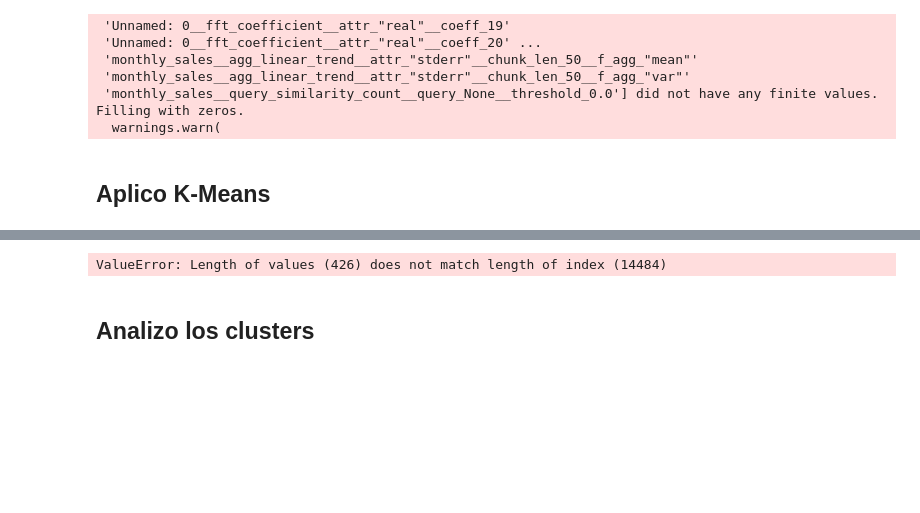
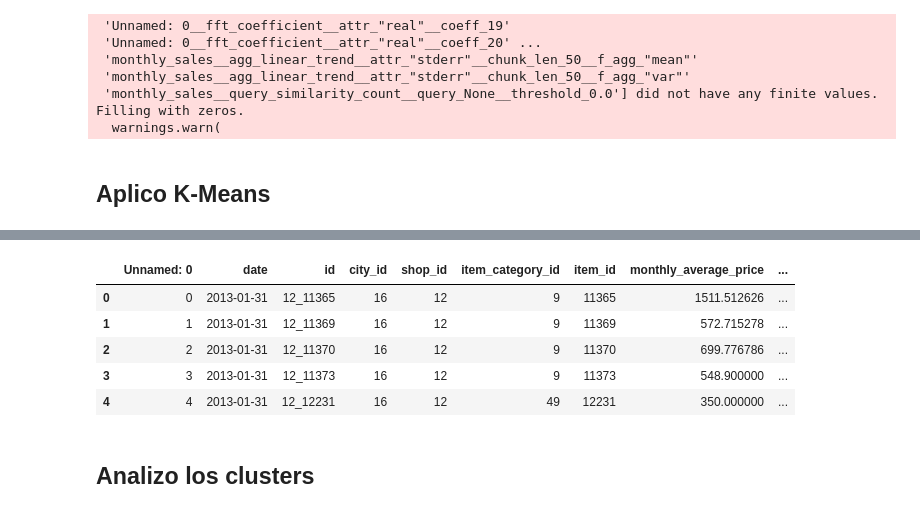
Before and after one commit to Nambu89/ML_Time_Series, a Jupyter notebook: Model_Time_Series.ipynb, the cells around one changed output, grey strips where cells are left out. Cells and saved outputs as stored; diff of their text form; code cells hidden in the pictures; blank space fills up the shorter version.

Commit message:
Tengo errores al hacer las predicciones del modelo

```diff
--- a/Model_Time_Series.ipynb
+++ b/Model_Time_Series.ipynb
@@ -243,7 +219,0 @@ df = df.rename(columns={"unique_id": "id"})
-# %%
-# Agrego los clusters de vuelta al DataFrame
-df["cluster"] = clusters
-for i, cluster in enumerate(clusters):
-    df.loc[df["unique_id"] == i, "cluster"] = cluster
-# %% [output]
-ValueError: Length of values (426) does not match length of index (14484)
@@ -250,3 +229,12 @@ ValueError: Length of values (426) does not match length of index (14484)
+# %%
+df.head()
+# %% [output]
+|  | Unnamed: 0 | date | id | city_id | shop_id | item_category_id | item_id | monthly_average_price | ... |
+| 0 | 0 | 2013-01-31 | 12_11365 | 16 | 12 | 9 | 11365 | 1511.512626 | ... |
+| 1 | 1 | 2013-01-31 | 12_11369 | 16 | 12 | 9 | 11369 | 572.715278 | ... |
+| 2 | 2 | 2013-01-31 | 12_11370 | 16 | 12 | 9 | 11370 | 699.776786 | ... |
+| 3 | 3 | 2013-01-31 | 12_11373 | 16 | 12 | 9 | 11373 | 548.900000 | ... |
+| 4 | 4 | 2013-01-31 | 12_12231 | 16 | 12 | 49 | 12231 | 350.000000 | ... |
 # %% [markdown]
 ## Analizo los clusters
 # %%
```
Also changed, not shown: parts of 15 cells of this notebook.
